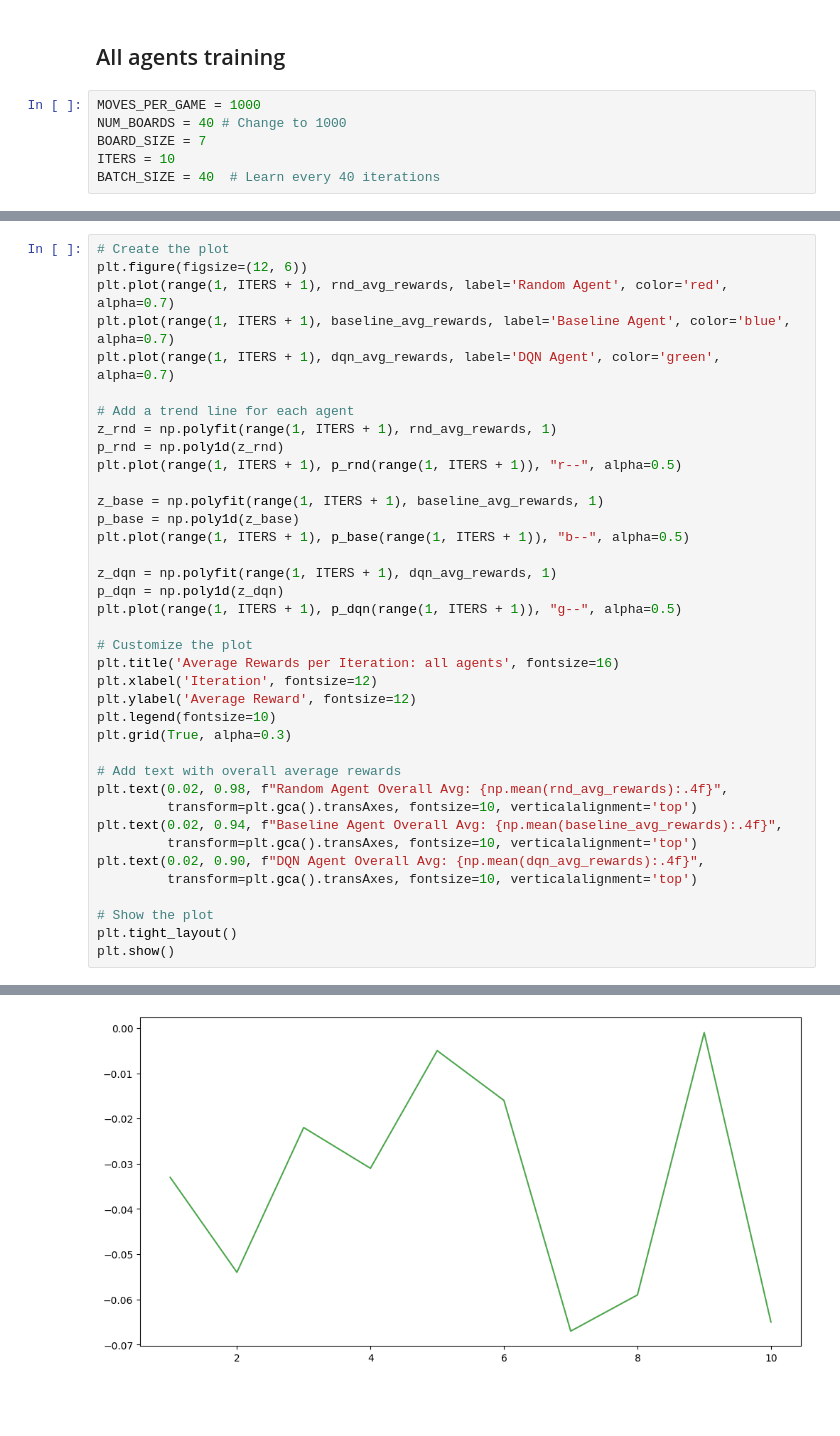
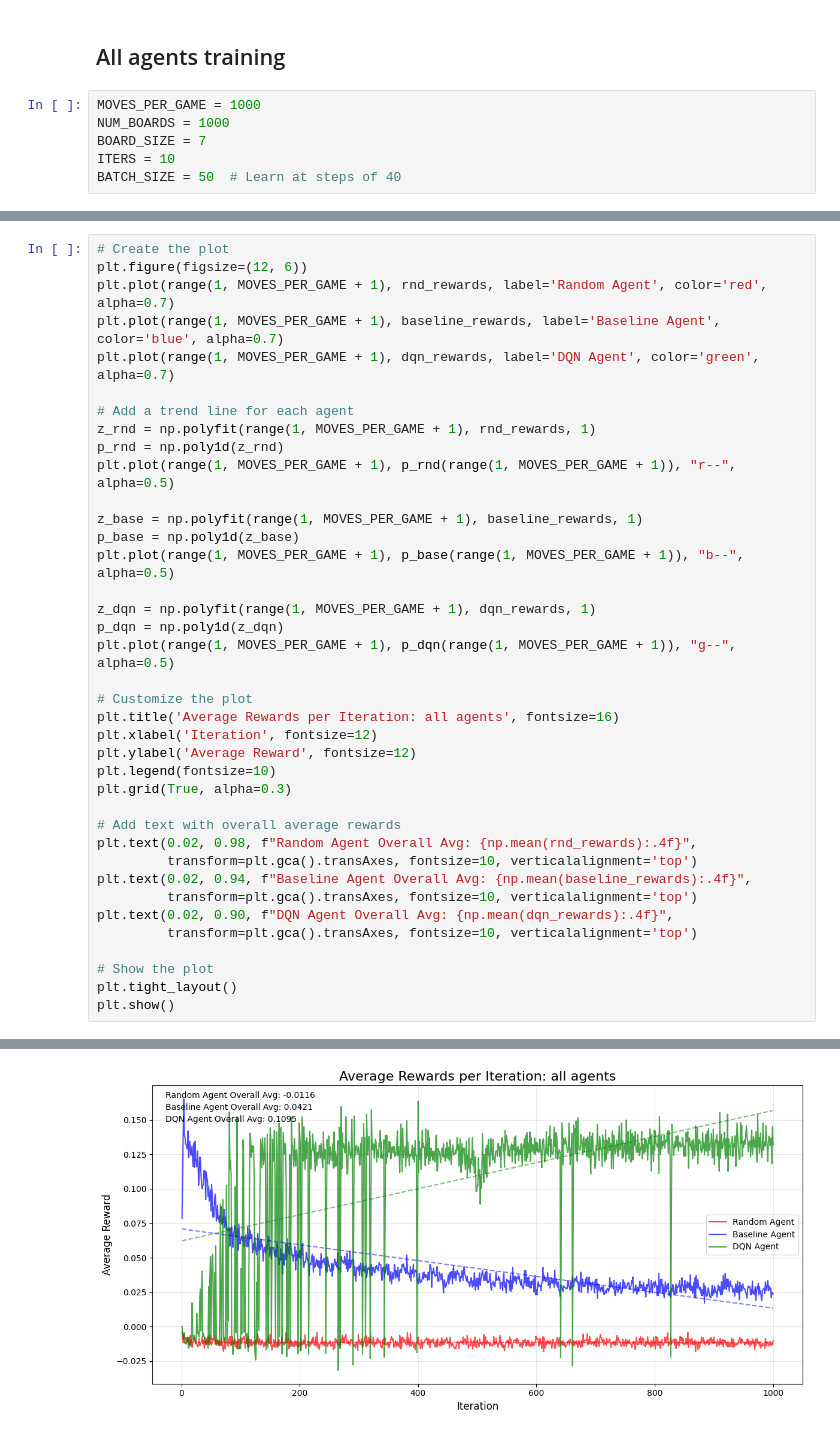
Before and after one commit to gp-1108/snake_rl, a Jupyter notebook: main.ipynb, the cells around one changed output, grey strips where cells are left out. Cells and saved outputs as stored; diff of their text form; blank space fills up the shorter version.

```diff
--- a/main.ipynb
+++ b/main.ipynb
@@ -45,7 +39,7 @@ def plot_board(boards, how_many=5):
 ## All agents training
 # %%
 MOVES_PER_GAME = 1000
-NUM_BOARDS = 40 # Change to 1000
+NUM_BOARDS = 1000
 BOARD_SIZE = 7
 ITERS = 10
-BATCH_SIZE = 40  # Learn every 40 iterations
+BATCH_SIZE = 50  # Learn at steps of 40
@@ -128,22 +140,22 @@ KeyboardInterrupt:
 # %%
 # Create the plot
 plt.figure(figsize=(12, 6))
-plt.plot(range(1, ITERS + 1), rnd_avg_rewards, label='Random Agent', color='red', alpha=0.7)
-plt.plot(range(1, ITERS + 1), baseline_avg_rewards, label='Baseline Agent', color='blue', alpha=0.7)
-plt.plot(range(1, ITERS + 1), dqn_avg_rewards, label='DQN Agent', color='green', alpha=0.7)
+plt.plot(range(1, MOVES_PER_GAME + 1), rnd_rewards, label='Random Agent', color='red', alpha=0.7)
+plt.plot(range(1, MOVES_PER_GAME + 1), baseline_rewards, label='Baseline Agent', color='blue', alpha=0.7)
+plt.plot(range(1, MOVES_PER_GAME + 1), dqn_rewards, label='DQN Agent', color='green', alpha=0.7)
 
 # Add a trend line for each agent
-z_rnd = np.polyfit(range(1, ITERS + 1), rnd_avg_rewards, 1)
+z_rnd = np.polyfit(range(1, MOVES_PER_GAME + 1), rnd_rewards, 1)
 p_rnd = np.poly1d(z_rnd)
-plt.plot(range(1, ITERS + 1), p_rnd(range(1, ITERS + 1)), "r--", alpha=0.5)
+plt.plot(range(1, MOVES_PER_GAME + 1), p_rnd(range(1, MOVES_PER_GAME + 1)), "r--", alpha=0.5)
 
-z_base = np.polyfit(range(1, ITERS + 1), baseline_avg_rewards, 1)
+z_base = np.polyfit(range(1, MOVES_PER_GAME + 1), baseline_rewards, 1)
 p_base = np.poly1d(z_base)
-plt.plot(range(1, ITERS + 1), p_base(range(1, ITERS + 1)), "b--", alpha=0.5)
+plt.plot(range(1, MOVES_PER_GAME + 1), p_base(range(1, MOVES_PER_GAME + 1)), "b--", alpha=0.5)
 
-z_dqn = np.polyfit(range(1, ITERS + 1), dqn_avg_rewards, 1)
+z_dqn = np.polyfit(range(1, MOVES_PER_GAME + 1), dqn_rewards, 1)
 p_dqn = np.poly1d(z_dqn)
-plt.plot(range(1, ITERS + 1), p_dqn(range(1, ITERS + 1)), "g--", alpha=0.5)
+plt.plot(range(1, MOVES_PER_GAME + 1), p_dqn(range(1, MOVES_PER_GAME + 1)), "g--", alpha=0.5)
 
 # Customize the plot
 plt.title('Average Rewards per Iteration: all agents', fontsize=16)
@@ -153,11 +165,11 @@ plt.legend(fontsize=10)
 plt.grid(True, alpha=0.3)
 
 # Add text with overall average rewards
-plt.text(0.02, 0.98, f"Random Agent Overall Avg: {np.mean(rnd_avg_rewards):.4f}",
+plt.text(0.02, 0.98, f"Random Agent Overall Avg: {np.mean(rnd_rewards):.4f}",
          transform=plt.gca().transAxes, fontsize=10, verticalalignment='top')
-plt.text(0.02, 0.94, f"Baseline Agent Overall Avg: {np.mean(baseline_avg_rewards):.4f}",
+plt.text(0.02, 0.94, f"Baseline Agent Overall Avg: {np.mean(baseline_rewards):.4f}",
          transform=plt.gca().transAxes, fontsize=10, verticalalignment='top')
-plt.text(0.02, 0.90, f"DQN Agent Overall Avg: {np.mean(dqn_avg_rewards):.4f}",
+plt.text(0.02, 0.90, f"DQN Agent Overall Avg: {np.mean(dqn_rewards):.4f}",
          transform=plt.gca().transAxes, fontsize=10, verticalalignment='top')
 
 # Show the plot
@@ -168 +179 @@ plt.show()
-[figure, old version]
+[figure, new version]
```
Also changed, not shown: parts of 8 cells of this notebook, 2 other files.
